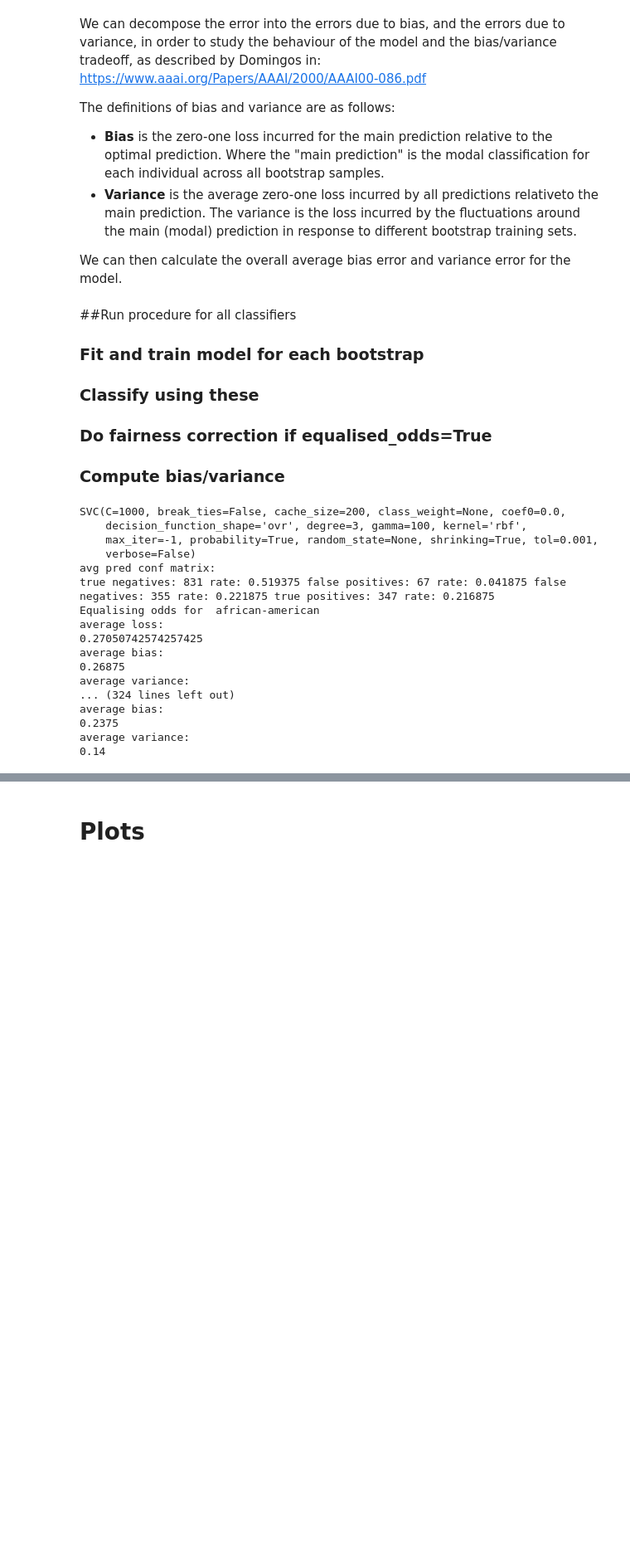
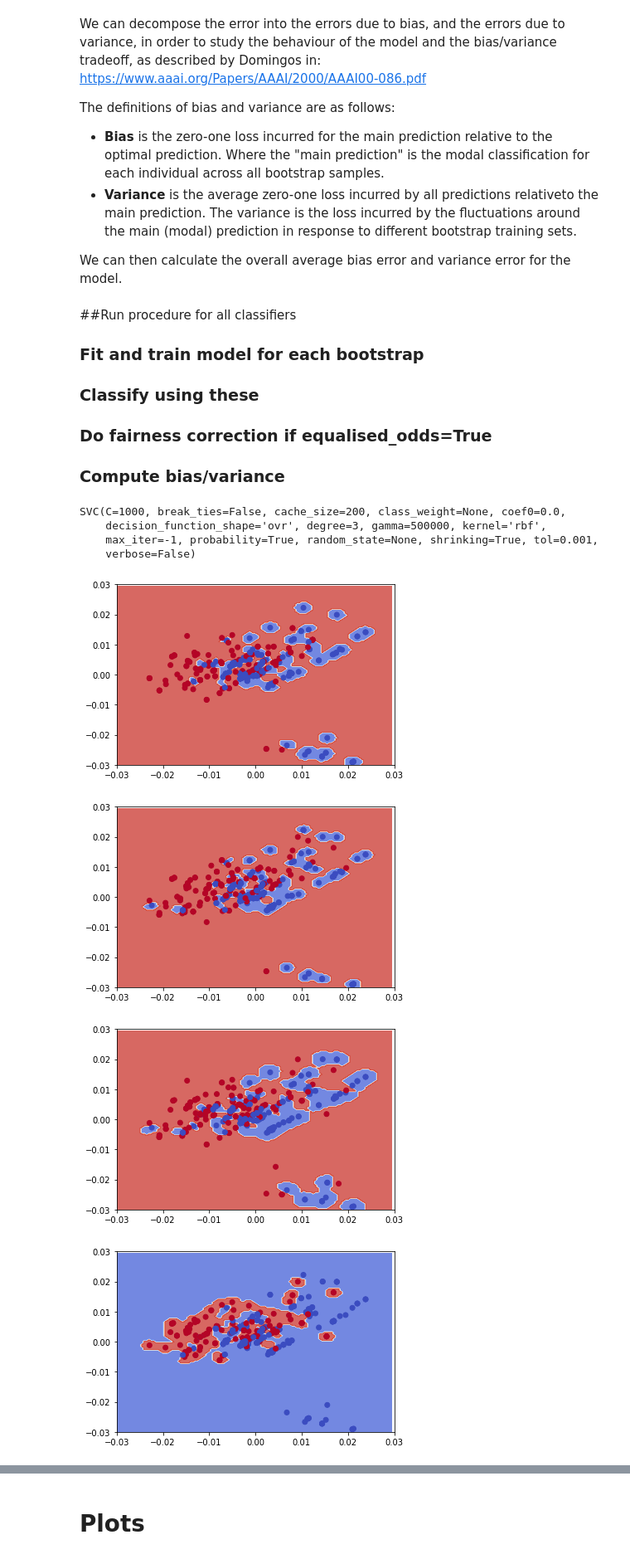
Before and after one commit to clairecoffey/project, a Jupyter notebook: claire_project.ipynb, the cells around one changed output, grey strips where cells are left out. Shown at 83% size. Drawn from its saved outputs; the diff is of its cells as text; code cells hidden in the pictures; blank space fills up the shorter version.

```diff
--- a/claire_project.ipynb
+++ b/claire_project.ipynb
@@ -298,8 +310,11 @@ classifiers = []
 degrees = []
 
 if vary_gamma:
-  # gammas = [100]
-  gammas = [100, 250, 500, 750, 1000, 2500, 5000, 7500, 10000, 25000, 50000, 75000, 100000, 250000, 500000, 750000, 1000000]
+  #high bias model
+  # gammas = [250]
+  #high variance model
+  gammas = [500000]
+  # gammas = [100, 250, 500, 750, 1000, 2500, 5000, 7500, 10000, 25000, 50000, 75000, 100000, 250000, 500000, 750000, 1000000]
   cs=[1000]
   # cs = [0.1, 1, 10, 100, 1000, 10000, 100000]
   # gammas = [0.001]
@@ -360,15 +375,36 @@ def fit_and_predict(clf, b_sample, testing_data_and_labels):
     soft_score = clf.decision_function(X_test)
     y_true = y_test
 
+    h = .0005
+    X=X_train.values
+    y=np.ravel(y_train.values)
+    Z = clf
+    x_min, x_max = -0.03,0.03
+    y_min, y_max = -0.03,0.03
+    xx, yy = np.meshgrid(np.arange(x_min, x_max, h),
+                        np.arange(y_min, y_max, h))
+    Z = Z.predict(np.c_[xx.ravel(), yy.ravel()])
+    Z = Z.reshape(xx.shape)
+    plt.axes(xlim =[x_min,x_max], ylim=[y_min,y_max])
+    plt.contourf(xx, yy, Z, cmap=plt.cm.coolwarm, alpha=0.8)
+    plt.axes(xlim =[x_min,x_max], ylim=[y_min,y_max])
+    xx, yy = np.meshgrid(np.arange(x_min, x_max, h),
+                        np.arange(y_min, y_max, h))
+    plt.scatter(X[:, 0], X[:, 1], c=y, cmap=plt.cm.coolwarm)
+    # plt.scatter(misclassified_list[classifier_num_hv]['dim12'], misclassified_list[classifier_num_hv]['dim13'], color='green')
+
+    plt.show()
+
     return y_pred, y_true, soft_score
 # %% [markdown]
 Perform classification for each bootstrap sample separately, and store these in a DataFrame, to be passed into the bias/variance calculations.
 This returns all of the predictions for each individual for each bootstrap sample
+# %%
+num_bootstraps = 6;
 # %%
 def classify(training_data_and_labels, testing_data_and_labels, clf):
     count = 0
 
-    num_bootstraps = 100;
     while count <= num_bootstraps:
       b_sample = do_bootstrap(training_data_and_labels)
       y_pred, y_true, soft_score = fit_and_predict(clf, b_sample, testing_data_and_labels)
@@ -381,6 +417,7 @@ def classify(training_data_and_labels, testing_data_and_labels, clf):
         predictions = predictions.append(pd.DataFrame(pd.Series(y_pred)).transpose())
       count += 1
 
+
     return predictions, true_labels, soft_score
 # %%
 from sklearn.metrics import confusion_matrix
@@ -555,7 +592,7 @@ total_errors_eq = []
 avg_losses_eq = []
 all_misclassified = pd.DataFrame()
 all_misclassified_eq = pd.DataFrame()
-equalised_odds = True
+equalised_odds = False
 k = 0
 
 for clf in classifiers:
@@ -599,44 +636,35 @@ for clf in classifiers:
       avg_losses_eq.append(avg_loss_eq)
       # print("misclassified after: ", misclassified_individuals_eq)
     for j in range(len(testing_data_and_labels_list)):
       if(len(misclassified_individuals) > 0 ):
         misclassified = testing_data_and_labels_list[j].iloc[misclassified_individuals]
         all_misclassified = all_misclassified.append(misclassified)
       if(equalised_odds):
         if(len(misclassified_individuals_eq) > 0):
           misclassified_eq = testing_data_and_labels_list[j].iloc[misclassified_individuals_eq]
           all_misclassified_eq = all_misclassified_eq.append(misclassified_eq)
       if (k == 0):
         #store misclassified individuals for each classifier so easier to compare
         misclassified_list = [misclassified]
         if(equalised_odds):
           misclassified_list_eq = [misclassified_eq]
       else:
         misclassified_list.append(misclassified)
         if(equalised_odds):
           misclassified_list_eq.append(misclassified_eq)
     #export misclassified individuals to csv
     csv_name = str(k)+'_misclassified_before'+'.csv'
     all_misclassified.to_csv(r''+csv_name, index=False)
     if(equalised_odds):
       csv_name = str(k)+'_misclassified_after'+'.csv'
       all_misclassified_eq.to_csv(r''+csv_name, index=False)
     k+=1
 # %% [output]
 SVC(C=1000, break_ties=False, cache_size=200, class_weight=None, coef0=0.0,
-    decision_function_shape='ovr', degree=3, gamma=100, kernel='rbf',
+    decision_function_shape='ovr', degree=3, gamma=500000, kernel='rbf',
     max_iter=-1, probability=True, random_state=None, shrinking=True, tol=0.001,
     verbose=False)
-avg pred conf matrix:
-true negatives: 831 rate: 0.519375 false positives: 67 rate: 0.041875 false negatives: 355 rate: 0.221875 true positives: 347 rate: 0.216875
-Equalising odds for  african-american
-average loss:
-0.27050742574257425
-average bias:
-0.26875
-average variance:
-... (324 lines left out)
-average bias:
-0.2375
-average variance:
-0.14
+[figure, added]
+[figure, added]
+[figure, added]
+[figure, added]
```
Also changed, not shown: parts of 16 cells of this notebook.
